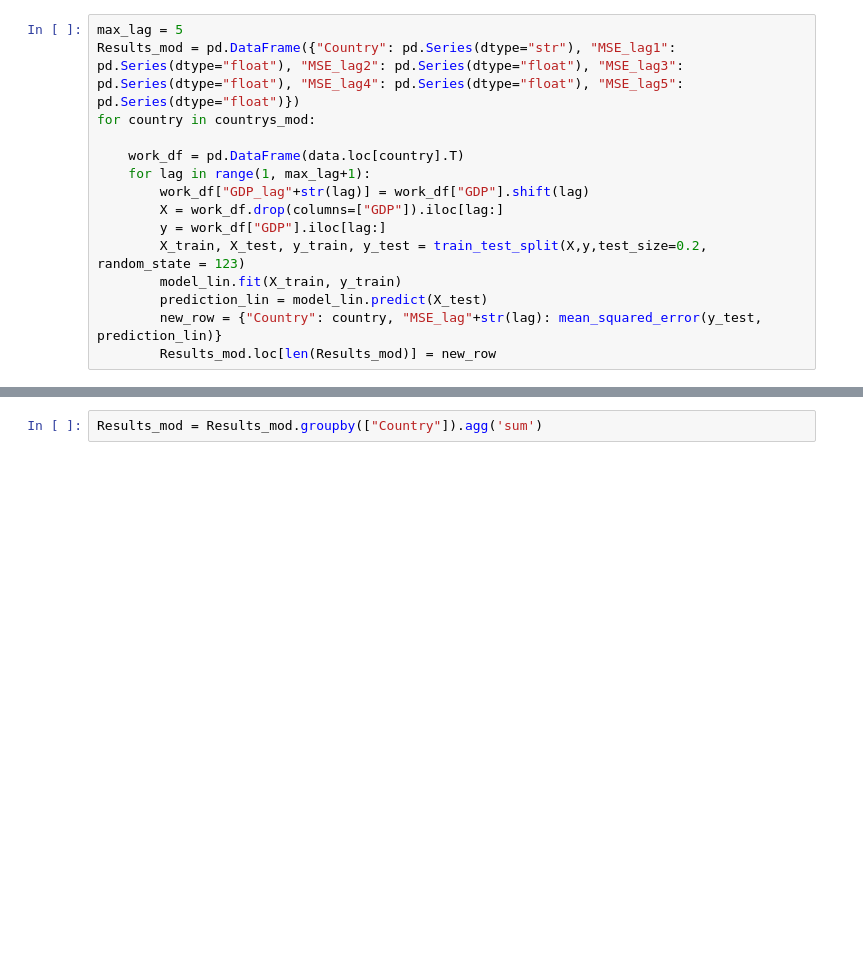
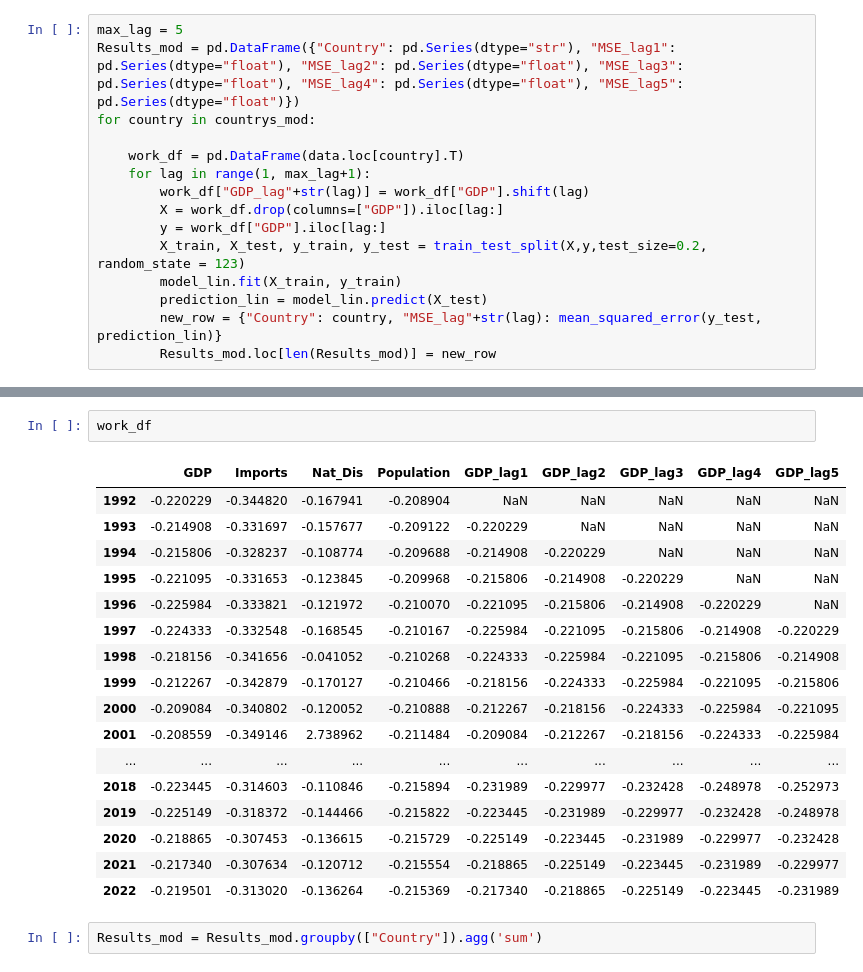
Before and after one commit to Monsieur-Bandana/data_science_clockmann, a Jupyter notebook: ClassProject2207.ipynb, the cells around one changed output, grey strips where cells are left out. Saved outputs shown, nothing was run; the diff lists cells and outputs as text; blank space fills up the shorter version.

```diff
--- a/ClassProject2207.ipynb
+++ b/ClassProject2207.ipynb
@@ -461,3 +576,23 @@ for country in countrys_mod:
+# %%
+work_df
+# %% [output]
+|  | GDP | Imports | Nat_Dis | Population | GDP_lag1 | GDP_lag2 | GDP_lag3 | GDP_lag4 | GDP_lag5 |
+| 1992 | -0.220229 | -0.344820 | -0.167941 | -0.208904 | NaN | NaN | NaN | NaN | NaN |
+| 1993 | -0.214908 | -0.331697 | -0.157677 | -0.209122 | -0.220229 | NaN | NaN | NaN | NaN |
+| 1994 | -0.215806 | -0.328237 | -0.108774 | -0.209688 | -0.214908 | -0.220229 | NaN | NaN | NaN |
+| 1995 | -0.221095 | -0.331653 | -0.123845 | -0.209968 | -0.215806 | -0.214908 | -0.220229 | NaN | NaN |
+| 1996 | -0.225984 | -0.333821 | -0.121972 | -0.210070 | -0.221095 | -0.215806 | -0.214908 | -0.220229 | NaN |
+| 1997 | -0.224333 | -0.332548 | -0.168545 | -0.210167 | -0.225984 | -0.221095 | -0.215806 | -0.214908 | -0.220229 |
+| 1998 | -0.218156 | -0.341656 | -0.041052 | -0.210268 | -0.224333 | -0.225984 | -0.221095 | -0.215806 | -0.214908 |
+| 1999 | -0.212267 | -0.342879 | -0.170127 | -0.210466 | -0.218156 | -0.224333 | -0.225984 | -0.221095 | -0.215806 |
+| 2000 | -0.209084 | -0.340802 | -0.120052 | -0.210888 | -0.212267 | -0.218156 | -0.224333 | -0.225984 | -0.221095 |
+| 2001 | -0.208559 | -0.349146 | 2.738962 | -0.211484 | -0.209084 | -0.212267 | -0.218156 | -0.224333 | -0.225984 |
+| ... | ... | ... | ... | ... | ... | ... | ... | ... | ... |
+| 2018 | -0.223445 | -0.314603 | -0.110846 | -0.215894 | -0.231989 | -0.229977 | -0.232428 | -0.248978 | -0.252973 |
+| 2019 | -0.225149 | -0.318372 | -0.144466 | -0.215822 | -0.223445 | -0.231989 | -0.229977 | -0.232428 | -0.248978 |
+| 2020 | -0.218865 | -0.307453 | -0.136615 | -0.215729 | -0.225149 | -0.223445 | -0.231989 | -0.229977 | -0.232428 |
+| 2021 | -0.217340 | -0.307634 | -0.120712 | -0.215554 | -0.218865 | -0.225149 | -0.223445 | -0.231989 | -0.229977 |
+| 2022 | -0.219501 | -0.313020 | -0.136264 | -0.215369 | -0.217340 | -0.218865 | -0.225149 | -0.223445 | -0.231989 |
 # %%
 Results_mod = Results_mod.groupby(["Country"]).agg('sum')
 # %%
```
Also changed, not shown: parts of 48 cells of this notebook.
